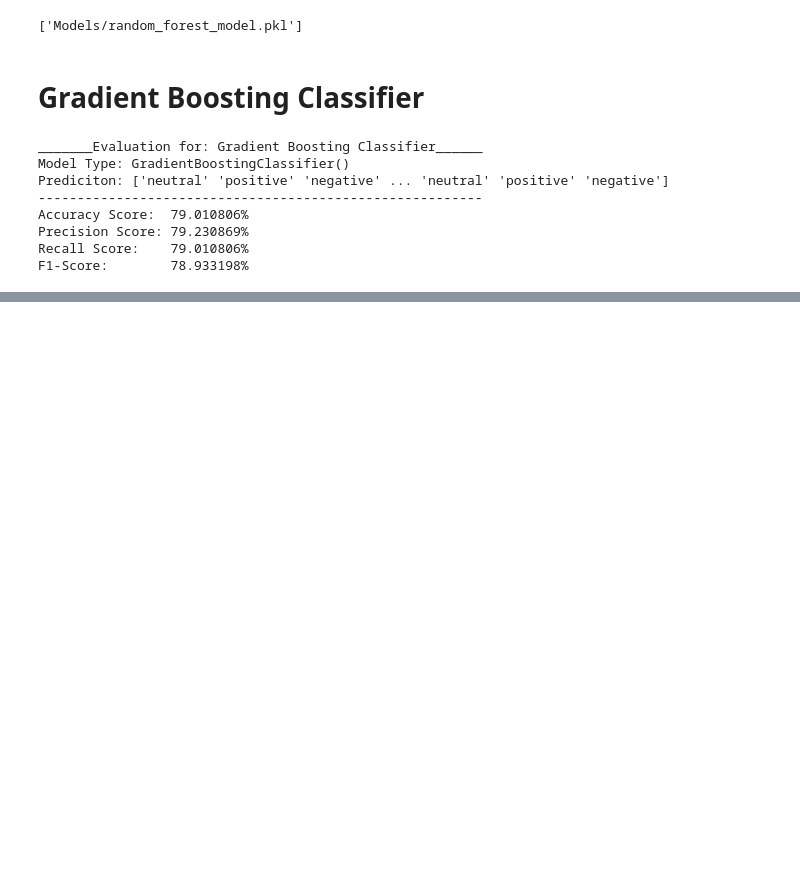
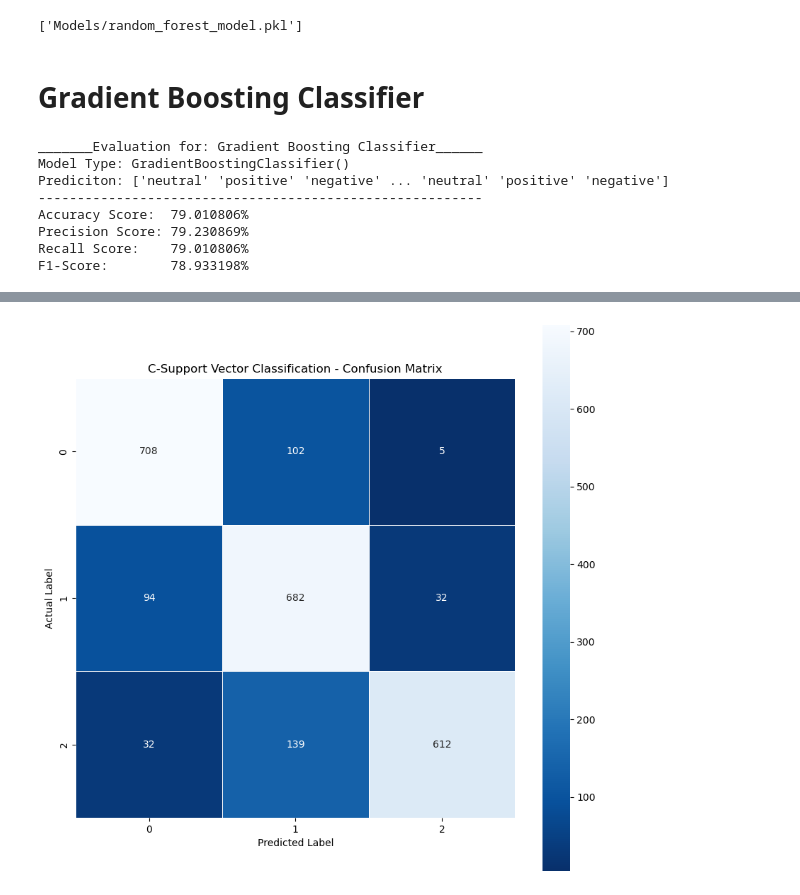
Before and after one commit to bishanbhandari/Data-Science--Text-and-NLP-Projects-, a Jupyter notebook: AirBnb Reviews Analysis/MachineLearning.ipynb, the cells around one changed output, grey strips where cells are left out. Drawn from its saved outputs; the diff is of its cells as text; code cells hidden in the pictures; blank space fills up the shorter version.

```diff
--- a/AirBnb Reviews Analysis/MachineLearning.ipynb
+++ b/AirBnb Reviews Analysis/MachineLearning.ipynb
@@ -622,0 +659,22 @@ F1-Score:        78.933198%
+# %%
+print("Evaluation for: C-Support Vector Classification".center(57, '_'))
+
+svc = SVC()
+
+svc.fit(X_train, y_train)
+
+svc_prediction = svc.predict(X_test)
+svc_accuracy_score = accuracy_score(y_test, svc_prediction)
+svc_precision_score = precision_score(
+    y_test, svc_prediction, average="weighted")
+svc_recall_score = recall_score(y_test, svc_prediction, average="weighted")
+svc_f1_score = f1_score(y_test, svc_prediction, average="weighted")
+
+print(f"Model Type: {svc}")
+print(f"Prediciton: {svc_prediction}")
+print('-' * 57)
+
+print(f"Accuracy Score:  {(svc_accuracy_score):%}")
+print(f"Precision Score: {(svc_precision_score):%}")
+print(f"Recall Score:    {(svc_recall_score):%}")
+print(f"F1-Score:        {(svc_f1_score):%}")
@@ -622,0 +690,13 @@ F1-Score:        78.933198%
+# %%
+# Plotting the Confusion Matrix:
+svc_confusion_matrix = confusion_matrix(y_test, svc_prediction)
+
+plt.figure(figsize=(10, 10))
+sns.heatmap(svc_confusion_matrix, annot=True, fmt=".0f",
+            linewidths=0.7, square=True, cmap="Blues_r")
+plt.ylabel("Actual Label")
+plt.xlabel("Predicted Label")
+plt.title("C-Support Vector Classification - Confusion Matrix")
+plt.show()
+# %% [output]
+[figure, added]
```
Also changed, not shown: parts of 7 cells of this notebook.
